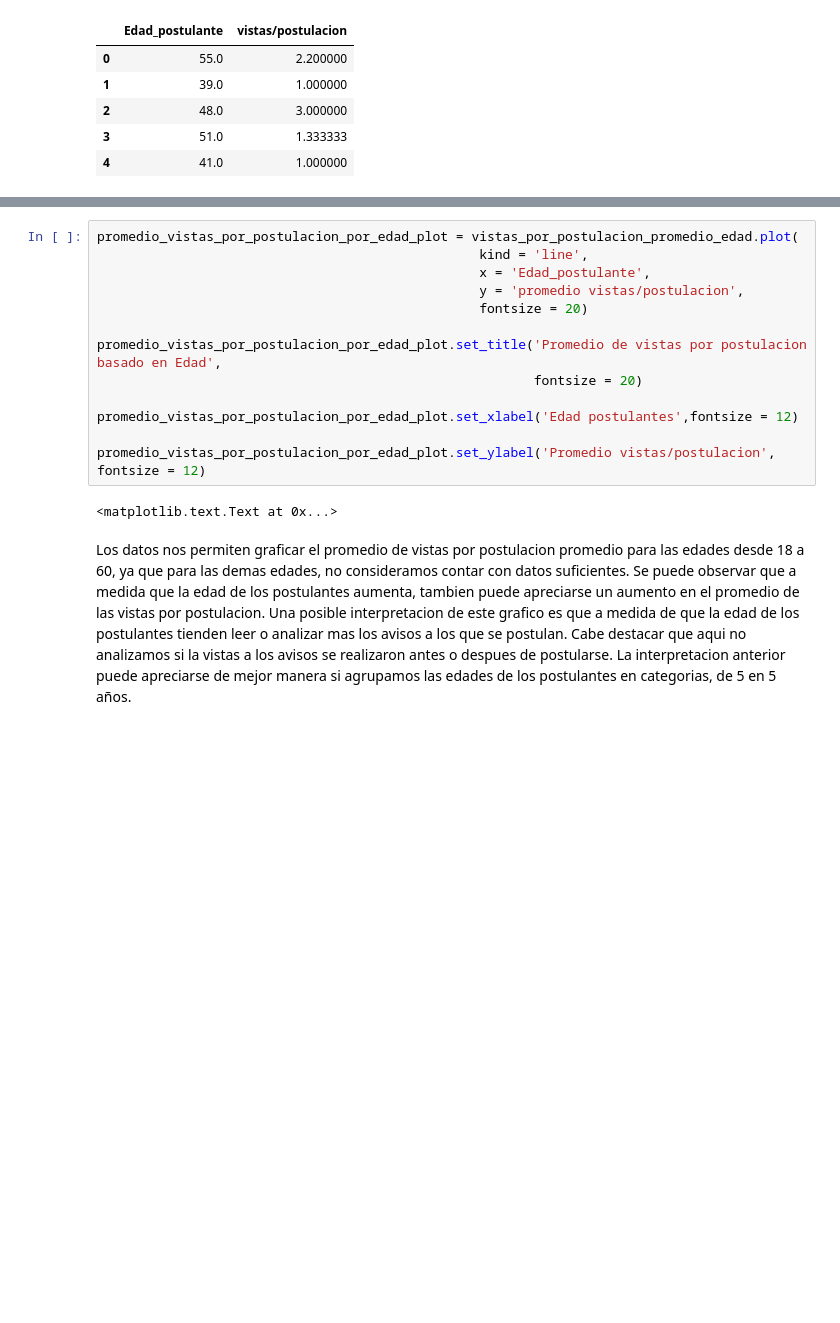
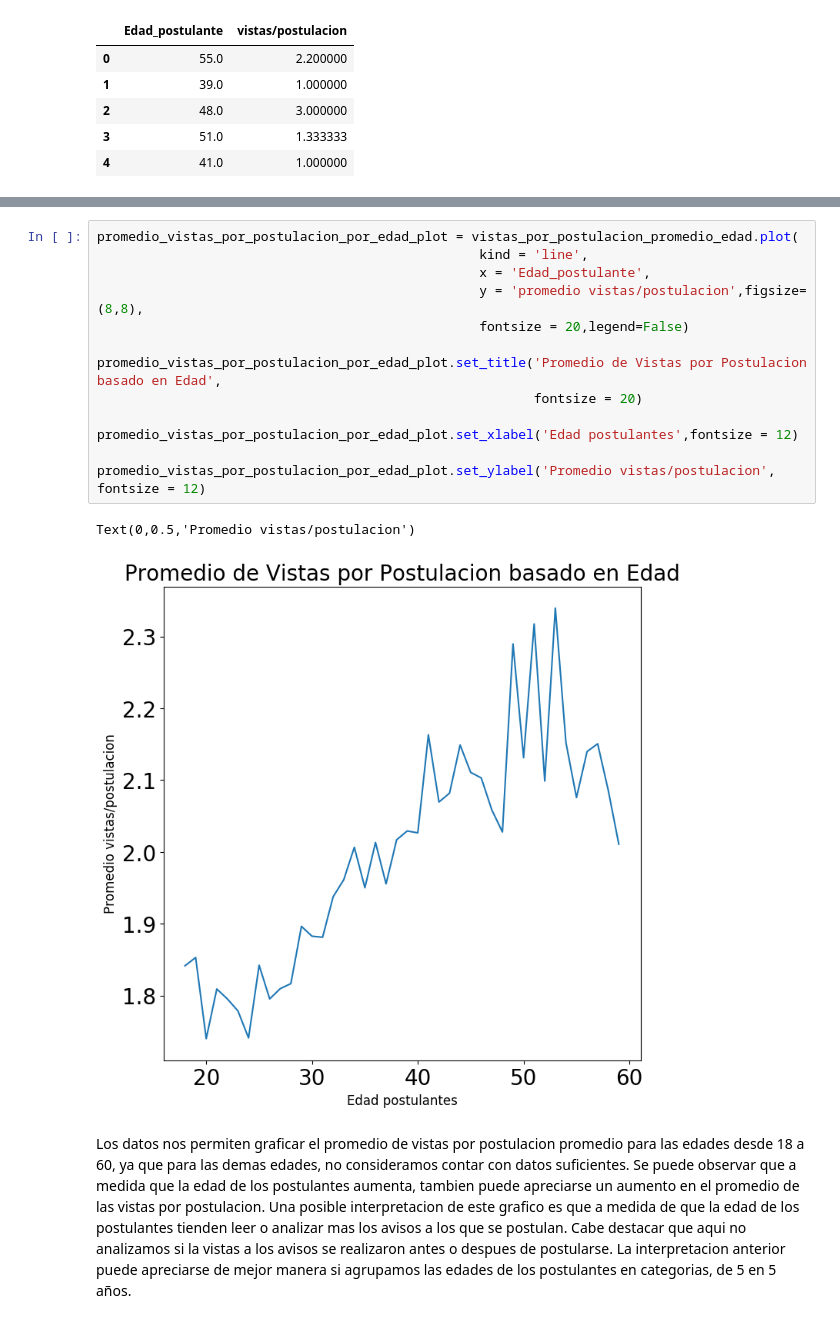
Before and after one commit to GastonMontes/75.06-Datos-TP1, a Jupyter notebook: Notebooks/Pruebas3.ipynb, the cells around one changed output, grey strips where cells are left out. Drawn from its saved outputs; the diff is of its cells as text; blank space fills up the shorter version.

```diff
--- a/Notebooks/Pruebas3.ipynb
+++ b/Notebooks/Pruebas3.ipynb
@@ -110,18 +174,19 @@ vistas_por_postulacion_promedio_edad.head()
 # %%
 promedio_vistas_por_postulacion_por_edad_plot = vistas_por_postulacion_promedio_edad.plot(
                                                  kind = 'line',
                                                  x = 'Edad_postulante',
-                                                 y = 'promedio vistas/postulacion',
-                                                 fontsize = 20)
+                                                 y = 'promedio vistas/postulacion',figsize=(8,8),
+                                                 fontsize = 20,legend=False)
 
-promedio_vistas_por_postulacion_por_edad_plot.set_title('Promedio de vistas por postulacion basado en Edad',
+promedio_vistas_por_postulacion_por_edad_plot.set_title('Promedio de Vistas por Postulacion basado en Edad',
                                                         fontsize = 20)
 
 promedio_vistas_por_postulacion_por_edad_plot.set_xlabel('Edad postulantes',fontsize = 12)
 
 promedio_vistas_por_postulacion_por_edad_plot.set_ylabel('Promedio vistas/postulacion', fontsize = 12)
 # %% [output]
-<matplotlib.text.Text at 0x...>
+Text(0,0.5,'Promedio vistas/postulacion')
+[figure, added]
 # %% [markdown]
 Los datos nos permiten graficar el promedio de vistas por postulacion promedio para las edades desde 18 a 60, ya que para las demas edades, no consideramos contar con datos suficientes.
 Se puede observar que a medida que la edad de los postulantes aumenta, tambien puede apreciarse un aumento en el promedio de las vistas por postulacion. Una posible interpretacion de este grafico es que a medida de que la edad de los postulantes tienden leer o analizar mas los avisos a los que se postulan.
```
Also changed, not shown: parts of 18 cells of this notebook.
